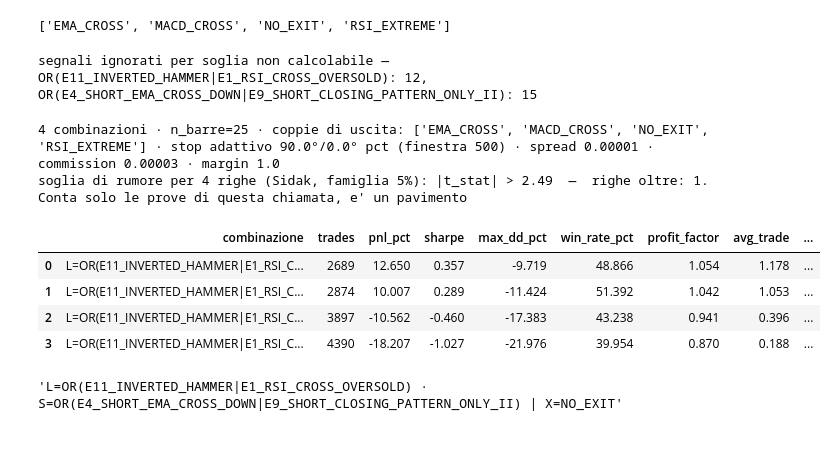
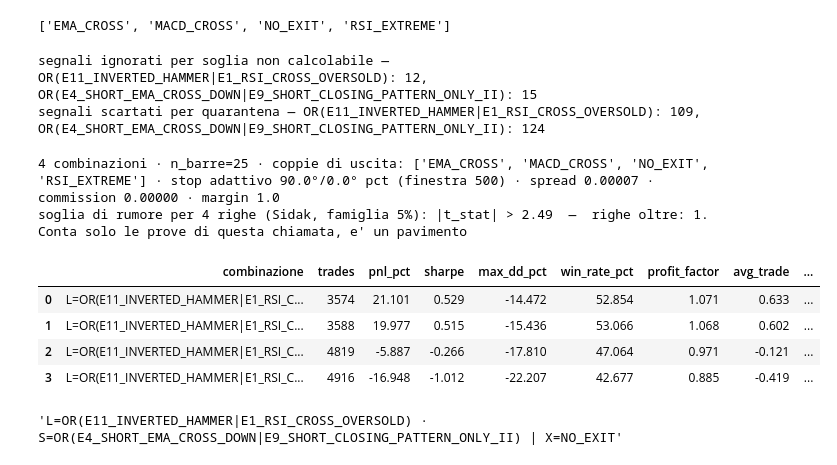
Before and after one commit to matti410/Trading-System-Creator_V4, a Jupyter notebook: Trading_Grid_Search_v4_backtesting.ipynb, the cells around one changed output. Saved outputs shown, nothing was run; the diff lists cells and outputs as text; code cells hidden in the pictures.

```diff
--- a/Trading_Grid_Search_v4_backtesting.ipynb
+++ b/Trading_Grid_Search_v4_backtesting.ipynb
@@ -173,0 +149,18 @@ EURUSD  [forex]  conto in USD
+# %%
+CASH = 10_000_000     # capitale del backtest: deve superare il prezzo di UNA unita'.
+                      # I pips per trade non dipendono da CASH.
+
+# Conto IC Markets Standard (quello del demo): nessuna commissione, il costo e'
+# tutto nello spread. Valori in pips, una riga per symbol.
+SPREAD_PIPS          = {"EURUSD": 0.8}    # spread normale, da listino
+SPREAD_ROLLOVER_PIPS = {"EURUSD": 1.5}    # spread nel rollover: STIMA, da correggere
+                                          # leggendolo in MT5 verso le 23:00 italiane
+if symbol not in SPREAD_PIPS:
+    raise ValueError(f"Manca lo spread di {symbol}: aggiungi una riga a SPREAD_PIPS "
+                     "e a SPREAD_ROLLOVER_PIPS.")
+
+costi = parametri_backtest(symbol, bars=df, valuta_conto="USD", usa_mt5=False,
+                           spread_pips=SPREAD_PIPS[symbol], commissione_rt=0.0)
+costi["cash"] = CASH                                          # ogni **costi passa anche il capitale
+costi["spread_rollover_pips"] = SPREAD_ROLLOVER_PIPS[symbol]  # ... e lo spread del rollover
+costi   # -> {'spread': ..., 'commission': 0.0, 'cash': ..., 'spread_rollover_pips': ...}
@@ -505,21 +512,22 @@ exit_list
 # %%
 es = run_exit_search_bt(df_is,
                         entry_cols_long=[LONG_condition_scelta],
                         entry_cols_short=[SHORT_condition_scelta],
                         n_barre=H,
                         exit_rule_pairs=[*exit_list],
                         perc_sl=90.0, perc_tp=0.0, **costi,
-                        min_trades=30,)
+                        min_trades=30, inverti_su_opposto=True)
 es.top(10)
 # %% [output]
 segnali ignorati per soglia non calcolabile — OR(E11_INVERTED_HAMMER|E1_RSI_CROSS_OVERSOLD): 12, OR(E4_SHORT_EMA_CROSS_DOWN|E9_SHORT_CLOSING_PATTERN_ONLY_II): 15
+segnali scartati per quarantena — OR(E11_INVERTED_HAMMER|E1_RSI_CROSS_OVERSOLD): 109, OR(E4_SHORT_EMA_CROSS_DOWN|E9_SHORT_CLOSING_PATTERN_ONLY_II): 124
-4 combinazioni · n_barre=25 · coppie di uscita: ['EMA_CROSS', 'MACD_CROSS', 'NO_EXIT', 'RSI_EXTREME'] · stop adattivo 90.0°/0.0° pct (finestra 500) · spread 0.00001 · commission 0.00003 · margin 1.0
+4 combinazioni · n_barre=25 · coppie di uscita: ['EMA_CROSS', 'MACD_CROSS', 'NO_EXIT', 'RSI_EXTREME'] · stop adattivo 90.0°/0.0° pct (finestra 500) · spread 0.00007 · commission 0.00000 · margin 1.0
 soglia di rumore per 4 righe (Sidak, famiglia 5%): |t_stat| > 2.49  —  righe oltre: 1. Conta solo le prove di questa chiamata, e' un pavimento
 |  | combinazione | trades | pnl_pct | sharpe | max_dd_pct | win_rate_pct | profit_factor | avg_trade | ... |
-| 0 | L=OR(E11_INVERTED_HAMMER|E1_RSI_C... | 2689 | 12.650 | 0.357 | -9.719 | 48.866 | 1.054 | 1.178 | ... |
-| 1 | L=OR(E11_INVERTED_HAMMER|E1_RSI_C... | 2874 | 10.007 | 0.289 | -11.424 | 51.392 | 1.042 | 1.053 | ... |
-| 2 | L=OR(E11_INVERTED_HAMMER|E1_RSI_C... | 3897 | -10.562 | -0.460 | -17.383 | 43.238 | 0.941 | 0.396 | ... |
-| 3 | L=OR(E11_INVERTED_HAMMER|E1_RSI_C... | 4390 | -18.207 | -1.027 | -21.976 | 39.954 | 0.870 | 0.188 | ... |
+| 0 | L=OR(E11_INVERTED_HAMMER|E1_RSI_C... | 3574 | 21.101 | 0.529 | -14.472 | 52.854 | 1.071 | 0.633 | ... |
+| 1 | L=OR(E11_INVERTED_HAMMER|E1_RSI_C... | 3588 | 19.977 | 0.515 | -15.436 | 53.066 | 1.068 | 0.602 | ... |
+| 2 | L=OR(E11_INVERTED_HAMMER|E1_RSI_C... | 4819 | -5.887 | -0.266 | -17.810 | 47.064 | 0.971 | -0.121 | ... |
+| 3 | L=OR(E11_INVERTED_HAMMER|E1_RSI_C... | 4916 | -16.948 | -1.012 | -22.207 | 42.677 | 0.885 | -0.419 | ... |
 # %%
 es.top().iloc[0][0]
 #es.top().iloc[2]["combinazione"] # Pandas 3.0
```
Also changed, not shown: parts of 24 cells of this notebook.
